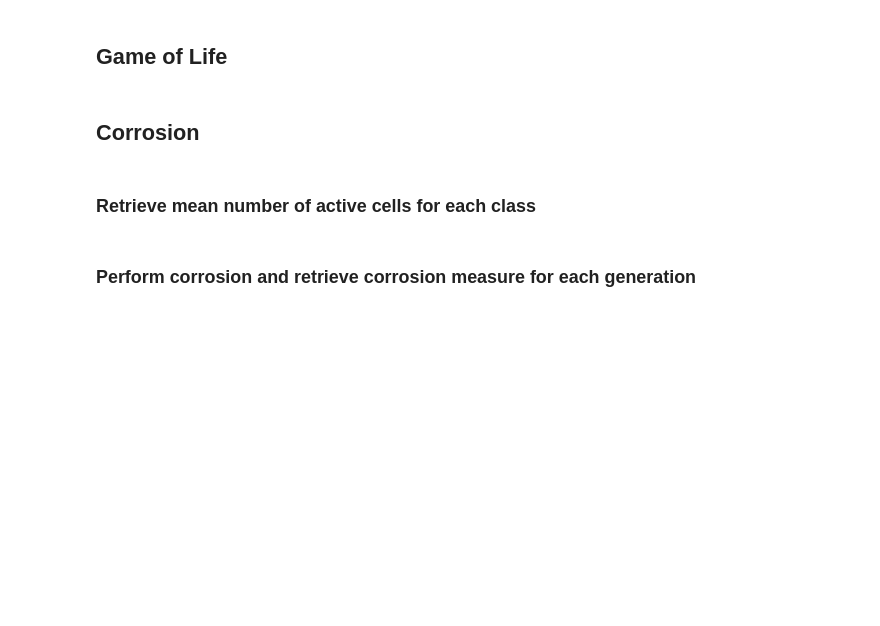
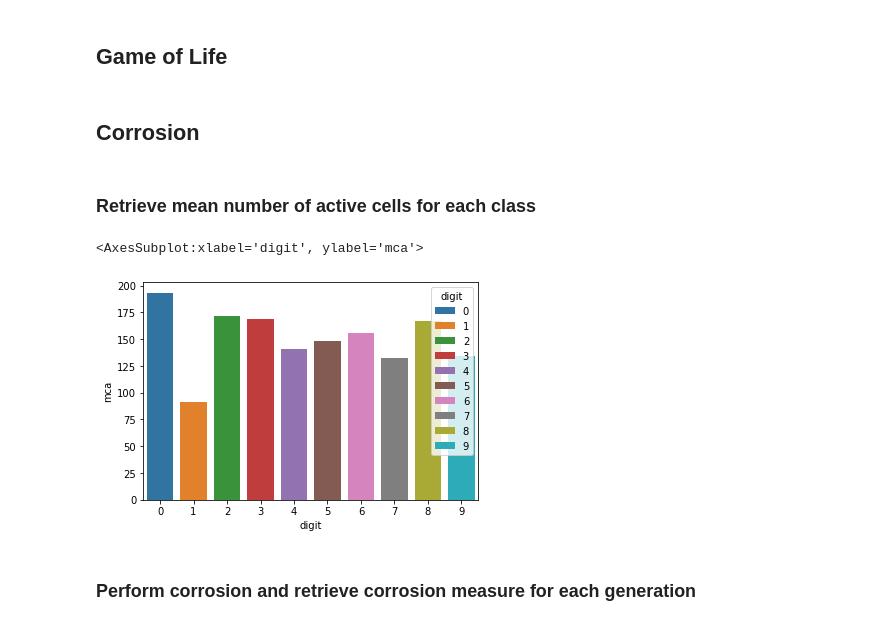
Before and after one commit to emiltj/data-science-exam-2022, a Jupyter notebook: scripts/ds.ipynb, the cells around one changed output. Cells and saved outputs as stored; diff of their text form; code cells hidden in the pictures; blank space fills up the shorter version.

```diff
--- a/scripts/ds.ipynb
+++ b/scripts/ds.ipynb
@@ -69,6 +70,19 @@ for number in range(len(indices)):
         active_cells_in_images.append(active_cells_in_img)
 
     mean_cells_active.append(np.mean(active_cells_in_images))
+# %%
+mca_df = {'mca': mean_cells_active}
+
+mca_df = pd.DataFrame(mca_df)
+
+mca_df['digit'] = mca_df.index
+
+import seaborn as sb
+
+sb.barplot(x='digit', y='mca', hue='digit', data=mca_df, dodge=False)
+# %% [output]
+<AxesSubplot:xlabel='digit', ylabel='mca'>
+[figure, added]
 # %% [markdown]
 ### Perform corrosion and retrieve corrosion measure for each generation
 # %%
```
Also changed, not shown: parts of 12 cells of this notebook, 1 other file.
